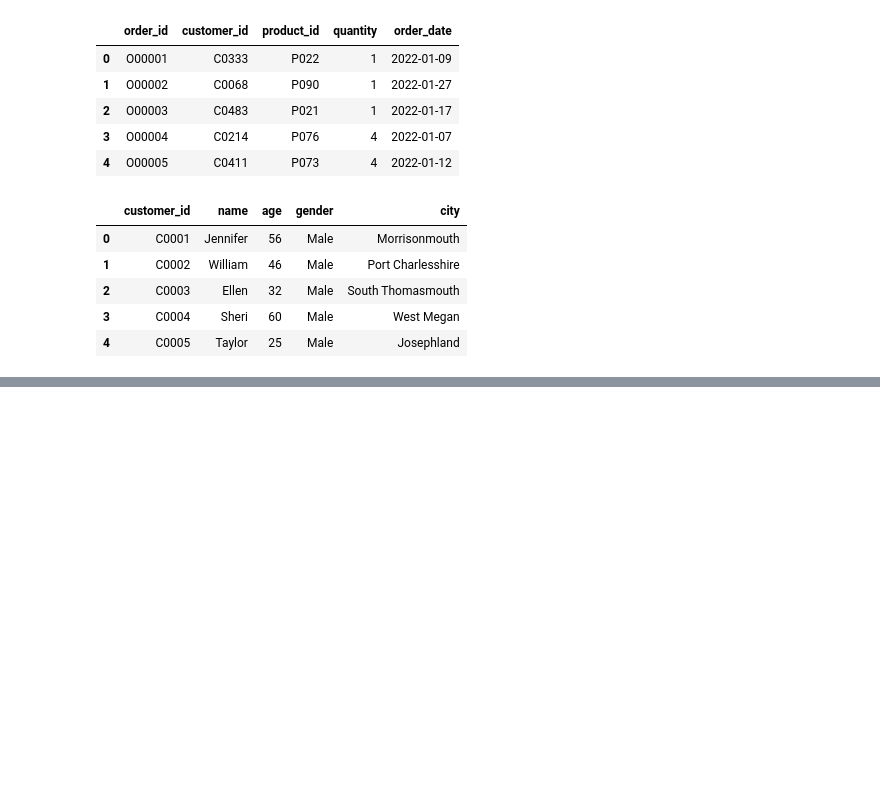
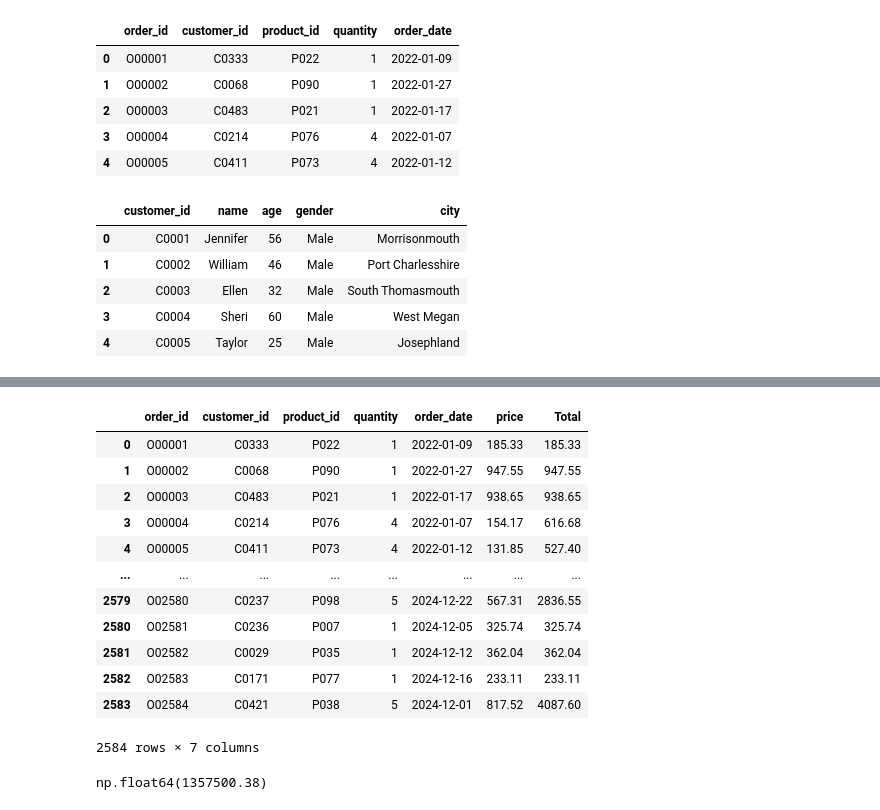
Before and after one commit to memonY49/SMIT-AI-DS-Batch-3, a Jupyter notebook: PandasPractice.ipynb, the cells around one changed output, grey strips where cells are left out. Saved outputs shown, nothing was run; the diff lists cells and outputs as text; code cells hidden in the pictures; blank space fills up the shorter version.

```diff
--- a/PandasPractice.ipynb
+++ b/PandasPractice.ipynb
@@ -656,0 +675,2 @@ orders.merge(customer, on='customer_id',)
+# %%
+complete_orders = orders.merge(products[['product_id','price']], on='product_id')
@@ -656,0 +693,18 @@ orders.merge(customer, on='customer_id',)
+# %%
+complete_orders['Total'] = complete_orders.price * complete_orders.quantity
+# %%
+complete_orders
+# %% [output]
+|  | order_id | customer_id | product_id | quantity | order_date | price | Total |
+| 0 | O00001 | C0333 | P022 | 1 | 2022-01-09 | 185.33 | 185.33 |
+| 1 | O00002 | C0068 | P090 | 1 | 2022-01-27 | 947.55 | 947.55 |
+| 2 | O00003 | C0483 | P021 | 1 | 2022-01-17 | 938.65 | 938.65 |
+| 3 | O00004 | C0214 | P076 | 4 | 2022-01-07 | 154.17 | 616.68 |
+| 4 | O00005 | C0411 | P073 | 4 | 2022-01-12 | 131.85 | 527.40 |
+| ... | ... | ... | ... | ... | ... | ... | ... |
+| 2579 | O02580 | C0237 | P098 | 5 | 2024-12-22 | 567.31 | 2836.55 |
+| 2580 | O02581 | C0236 | P007 | 1 | 2024-12-05 | 325.74 | 325.74 |
+| 2581 | O02582 | C0029 | P035 | 1 | 2024-12-12 | 362.04 | 362.04 |
+| 2582 | O02583 | C0171 | P077 | 1 | 2024-12-16 | 233.11 | 233.11 |
+| 2583 | O02584 | C0421 | P038 | 5 | 2024-12-01 | 817.52 | 4087.60 |
+2584 rows × 7 columns
@@ -656,0 +717,4 @@ orders.merge(customer, on='customer_id',)
+# %%
+group.get_group(2022).Total.sum()
+# %% [output]
+np.float64(1357500.38)
```
Also changed, not shown: parts of 10 cells of this notebook, 5 other files.
